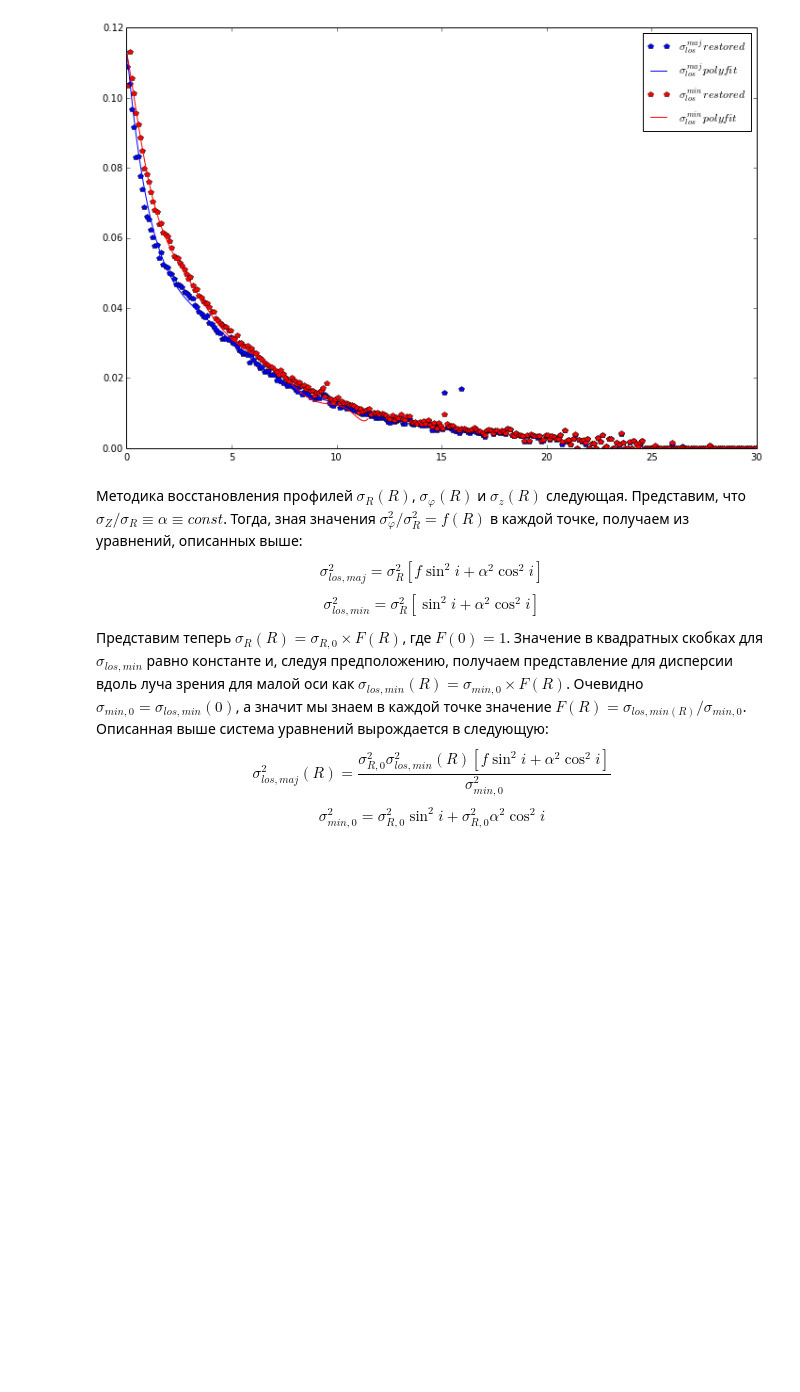
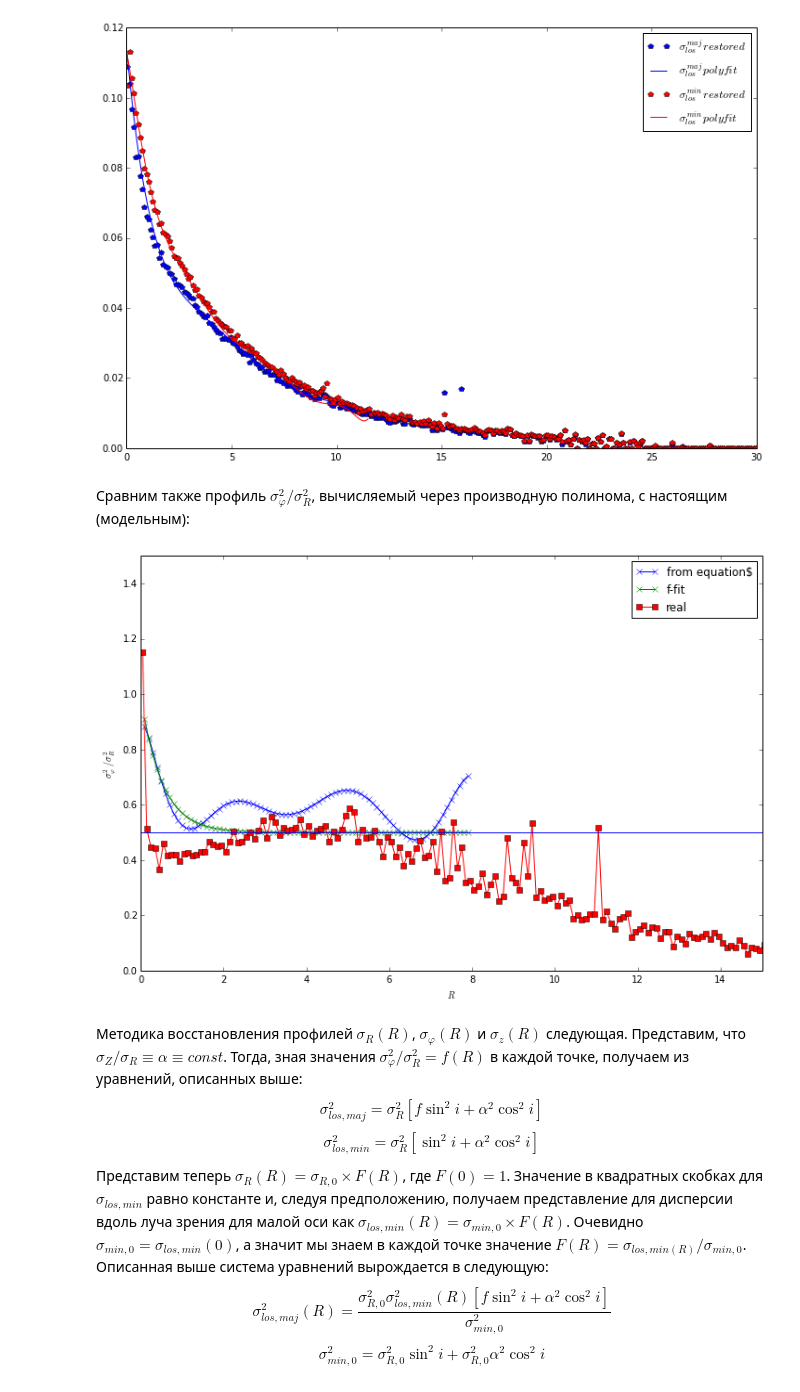
Before and after one commit to Amarchuk/2FInstability, a Jupyter notebook: notebooks/2FI Model galaxy.ipynb, the cells around one changed output. Cells and saved outputs as stored; diff of their text form; code cells hidden in the pictures; blank space fills up the shorter version.

```diff
--- a/notebooks/2FI Model galaxy.ipynb
+++ b/notebooks/2FI Model galaxy.ipynb
@@ -275,6 +278,23 @@ plt.legend()
 plt.show()
 # %% [output]
 [figure]
+# %% [markdown]
+Сравним также профиль $\sigma_{\varphi}^{2}/\sigma_{R}^{2}$, вычисляемый через производную полинома, с настоящим (модельным):
+# %%
+plt.plot(xdata, ydata, 'x-', label="from equation$")
+plt.plot(xdata, [f(p, Ro) for p in xdata], 'x-', label = "f-fit")
+plt.plot(sigR_real_radii,
+         [(sigPhi_real[i] / (sigR_real[i]+0.01))**2 for i in range(0, sigR_real_radii.__len__())], 's-', label="real")
+plt.axhline(y=0.5)
+plt.axhline(y=0.0)
+plt.ylim(0, 1.5)
+plt.xlim(0, 15)
+plt.ylabel(r"$\sigma_{\varphi}^2/\sigma_{R}^2$")
+plt.xlabel("$R$")
+plt.legend()
+plt.show()
+# %% [output]
+[figure, added]
 # %% [markdown]
 Методика восстановления профилей $\sigma_{R}(R)$, $\sigma_{\varphi}(R)$ и $\sigma_{z}(R)$ следующая. Представим, что $\sigma_{Z}/\sigma_{R} \equiv \alpha \equiv const$. Тогда, зная значения $\sigma_{\varphi}^{2}/\sigma_{R}^{2}=f(R)$ в каждой точке, получаем из уравнений, описанных выше: $$\sigma_{los,maj}^2=\sigma_R^2[f\sin^2i+\alpha^2\cos^2i]$$ $$\sigma_{los,min}^2=\sigma_R^2[\sin^2i+\alpha^2\cos^2i]$$
 Представим теперь $\sigma_R(R)=\sigma_{R,0}\times F(R)$, где $F(0)=1$. Значение в квадратных скобках для $\sigma_{los,min}$ равно константе и, следуя предположению, получаем представление для дисперсии вдоль луча зрения для малой оси как $\sigma_{los,min}(R)=\sigma_{min,0}\times F(R)$. Очевидно $\sigma_{min,0} = \sigma_{los,min}(0)$, а значит мы знаем в каждой точке значение $F(R)=\sigma_{los,min(R)}/\sigma_{min,0}$. Описанная выше система уравнений вырождается в следующую:
```
Also changed, not shown: parts of 1 cell of this notebook.
